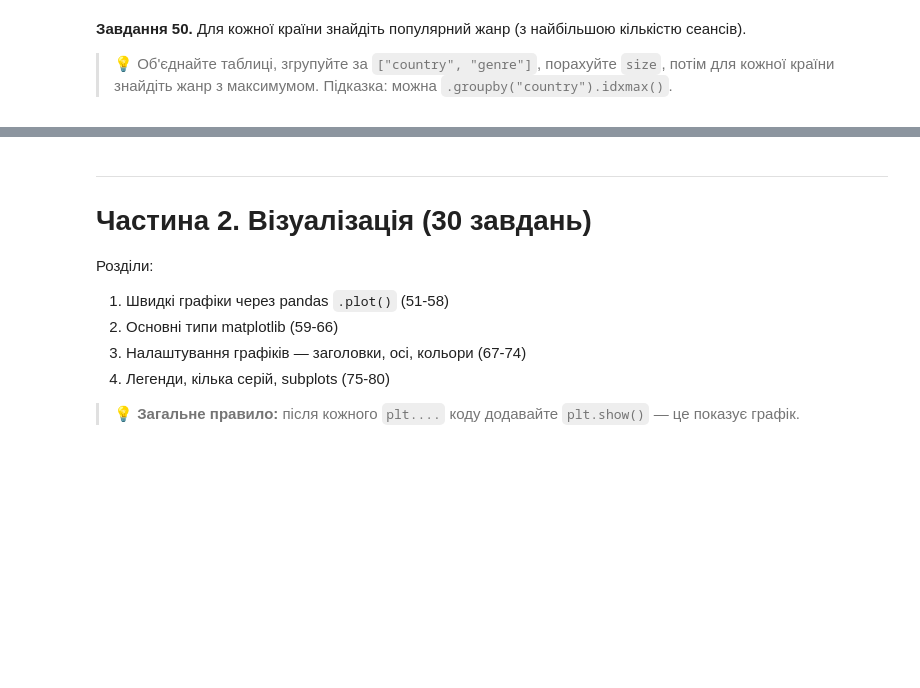
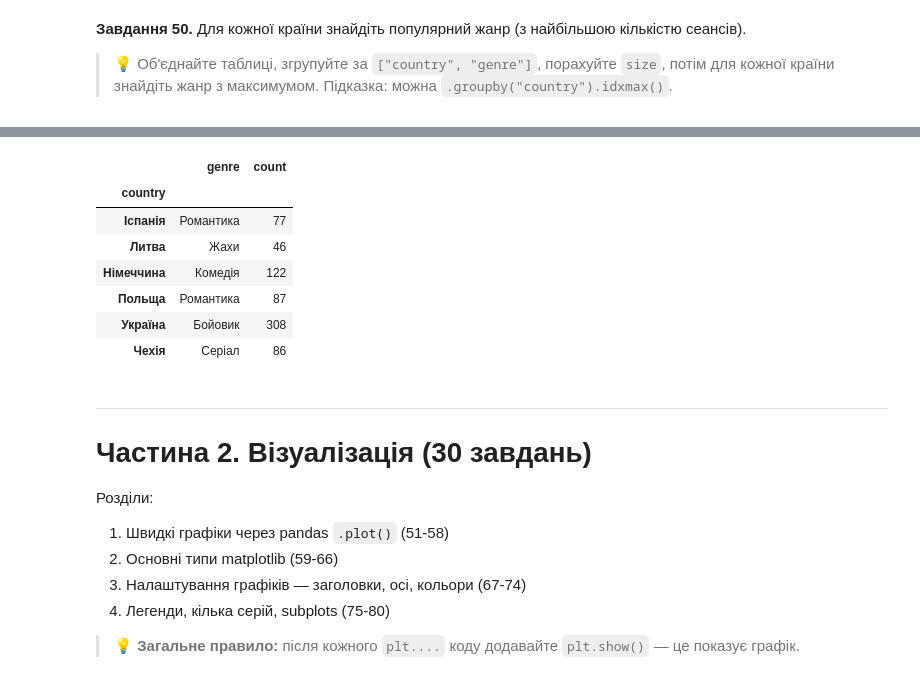
Before and after one commit to DymaStar/DTA_2026, a Jupyter notebook: HW/HW_DimaStar2905Nazar80_"pandas_viz_practice_ipynb".ipynb, the cells around one changed output, grey strips where cells are left out. Saved outputs shown, nothing was run; the diff lists cells and outputs as text; code cells hidden in the pictures; blank space fills up the shorter version.

```diff
--- a/HW/HW_DimaStar2905Nazar80_"pandas_viz_practice_ipynb".ipynb
+++ b/HW/HW_DimaStar2905Nazar80_"pandas_viz_practice_ipynb".ipynb
@@ -971,0 +1045,12 @@ dtype: int64
+# %%
+# Завдання 50:
+# крок 1: додаємо country до сеансів
+merged = sess.merge(
+    subs[["subscriber_id", "country"]],
+    on="subscriber_id"
+)
+# крок 2: кількість по парі country+genre
+counts = merged.groupby(["country", "genre"]).size()
+
+# крок 3: для кожної країни — жанр з максимумом
+counts.groupby("country").idxmax()
@@ -972,3 +1094,15 @@ dtype: int64
+# %%
+# Або :
+counts.reset_index(name="count").sort_values("count", ascending=False).groupby("country").first()
+# %% [output]
+|  | genre | count |
+| country |  |  |
+| Іспанія | Романтика | 77 |
+| Литва | Жахи | 46 |
+| Німеччина | Комедія | 122 |
+| Польща | Романтика | 87 |
+| Україна | Бойовик | 308 |
+| Чехія | Серіал | 86 |
 # %% [markdown]
 ---
 
```
Also changed, not shown: parts of 14 cells of this notebook.
